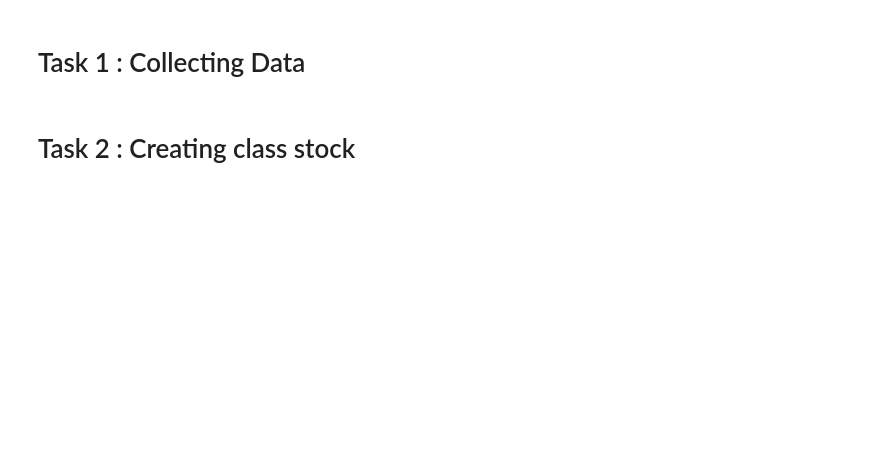
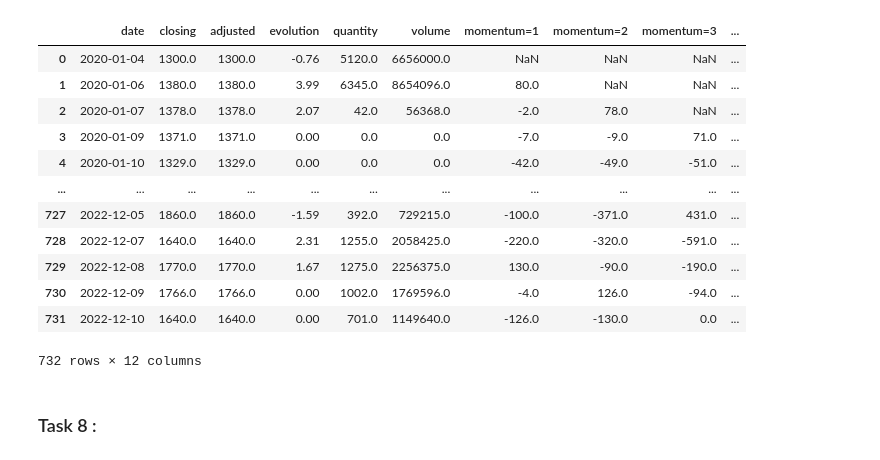
Before and after one commit to Oumaima-Chqaf/Python-project-, a Jupyter notebook: Python_Project.ipynb, the cells around one changed output. Drawn from its saved outputs; the diff is of its cells as text; code cells hidden in the pictures; blank space fills up the shorter version.

Commit message:
Final version
All Tasks were done.

```diff
--- a/Python_Project.ipynb
+++ b/Python_Project.ipynb
@@ -2,0 +219,3 @@
+# %%
+lafargeholcim = Stock("Lafarge_hocim")
+lafargeholcim.data
@@ -3,2 +292,18 @@
+# %%
+lafargeholcim.sma(3)
+# %% [output]
+|  | date | closing | adjusted | evolution | quantity | volume | momentum=1 | momentum=2 | momentum=3 | ... |
+| 0 | 2020-01-04 | 1300.0 | 1300.0 | -0.76 | 5120.0 | 6656000.0 | NaN | NaN | NaN | ... |
+| 1 | 2020-01-06 | 1380.0 | 1380.0 | 3.99 | 6345.0 | 8654096.0 | 80.0 | NaN | NaN | ... |
+| 2 | 2020-01-07 | 1378.0 | 1378.0 | 2.07 | 42.0 | 56368.0 | -2.0 | 78.0 | NaN | ... |
+| 3 | 2020-01-09 | 1371.0 | 1371.0 | 0.00 | 0.0 | 0.0 | -7.0 | -9.0 | 71.0 | ... |
+| 4 | 2020-01-10 | 1329.0 | 1329.0 | 0.00 | 0.0 | 0.0 | -42.0 | -49.0 | -51.0 | ... |
+| ... | ... | ... | ... | ... | ... | ... | ... | ... | ... | ... |
+| 727 | 2022-12-05 | 1860.0 | 1860.0 | -1.59 | 392.0 | 729215.0 | -100.0 | -371.0 | 431.0 | ... |
+| 728 | 2022-12-07 | 1640.0 | 1640.0 | 2.31 | 1255.0 | 2058425.0 | -220.0 | -320.0 | -591.0 | ... |
+| 729 | 2022-12-08 | 1770.0 | 1770.0 | 1.67 | 1275.0 | 2256375.0 | 130.0 | -90.0 | -190.0 | ... |
+| 730 | 2022-12-09 | 1766.0 | 1766.0 | 0.00 | 1002.0 | 1769596.0 | -4.0 | 126.0 | -94.0 | ... |
+| 731 | 2022-12-10 | 1640.0 | 1640.0 | 0.00 | 701.0 | 1149640.0 | -126.0 | -130.0 | 0.0 | ... |
+732 rows × 12 columns
 # %% [markdown]
-# Task 1 : Collecting Data
+### Task 8 :
@@ -51,2 +309,0 @@ scrapper("tgcc")
-# %% [markdown]
-# Task 2 : Creating class stock
```
Also changed, not shown: parts of 34 cells of this notebook.
